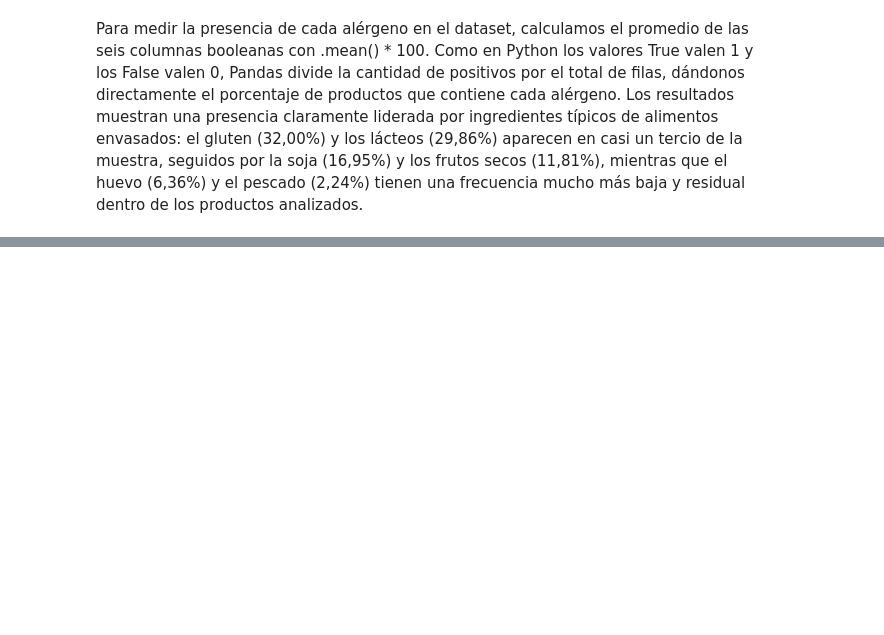
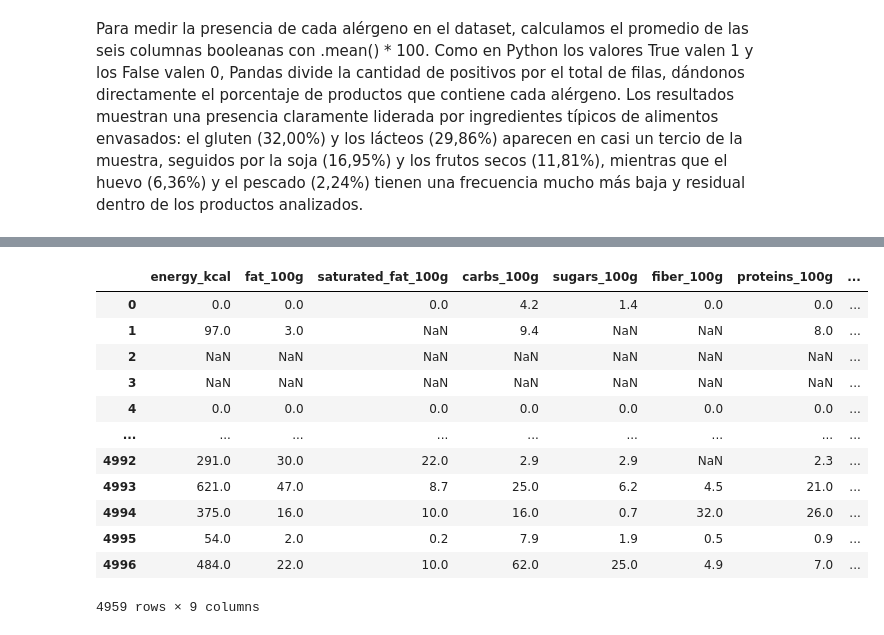
Before and after one commit to juancruzhiguera/tpe-fcd, a Jupyter notebook: entrega-tpe.ipynb, the cells around one changed output, grey strips where cells are left out. Cells and saved outputs as stored; diff of their text form; code cells hidden in the pictures; blank space fills up the shorter version.

```diff
--- a/entrega-tpe.ipynb
+++ b/entrega-tpe.ipynb
@@ -251,0 +461,8 @@ Para medir la presencia de cada alérgeno en el dataset, calculamos el promedio
+# %%
+columnas_numericas = ['energy_kcal', 'fat_100g', 'saturated_fat_100g', 'carbs_100g', 'sugars_100g', 'fiber_100g', 'proteins_100g', 'salt_100g', 'sodium_100g']
+
+for col in columnas_numericas :
+    col_limpia = df_food_cp[col].astype(str).str.replace("," , ".", regex = False)
+    col_limpia = col_limpia.apply(lambda x: str(x).split('.')[0] + '.' + ''.join(str(x).split('.')[1:]) if str(x).count('.') > 1 else x)
+    df_food_cp[col]= pd.to_numeric(col_limpia, errors='coerce')
+print(df_food_cp.dtypes)
@@ -251,0 +489,17 @@ Para medir la presencia de cada alérgeno en el dataset, calculamos el promedio
+# %%
+df_col_num = df_food_cp[columnas_numericas]
+df_col_num
+# %% [output]
+|  | energy_kcal | fat_100g | saturated_fat_100g | carbs_100g | sugars_100g | fiber_100g | proteins_100g | ... |
+| 0 | 0.0 | 0.0 | 0.0 | 4.2 | 1.4 | 0.0 | 0.0 | ... |
+| 1 | 97.0 | 3.0 | NaN | 9.4 | NaN | NaN | 8.0 | ... |
+| 2 | NaN | NaN | NaN | NaN | NaN | NaN | NaN | ... |
+| 3 | NaN | NaN | NaN | NaN | NaN | NaN | NaN | ... |
+| 4 | 0.0 | 0.0 | 0.0 | 0.0 | 0.0 | 0.0 | 0.0 | ... |
+| ... | ... | ... | ... | ... | ... | ... | ... | ... |
+| 4992 | 291.0 | 30.0 | 22.0 | 2.9 | 2.9 | NaN | 2.3 | ... |
+| 4993 | 621.0 | 47.0 | 8.7 | 25.0 | 6.2 | 4.5 | 21.0 | ... |
+| 4994 | 375.0 | 16.0 | 10.0 | 16.0 | 0.7 | 32.0 | 26.0 | ... |
+| 4995 | 54.0 | 2.0 | 0.2 | 7.9 | 1.9 | 0.5 | 0.9 | ... |
+| 4996 | 484.0 | 22.0 | 10.0 | 62.0 | 25.0 | 4.9 | 7.0 | ... |
+4959 rows × 9 columns
```
Also changed, not shown: parts of 88 cells of this notebook.
